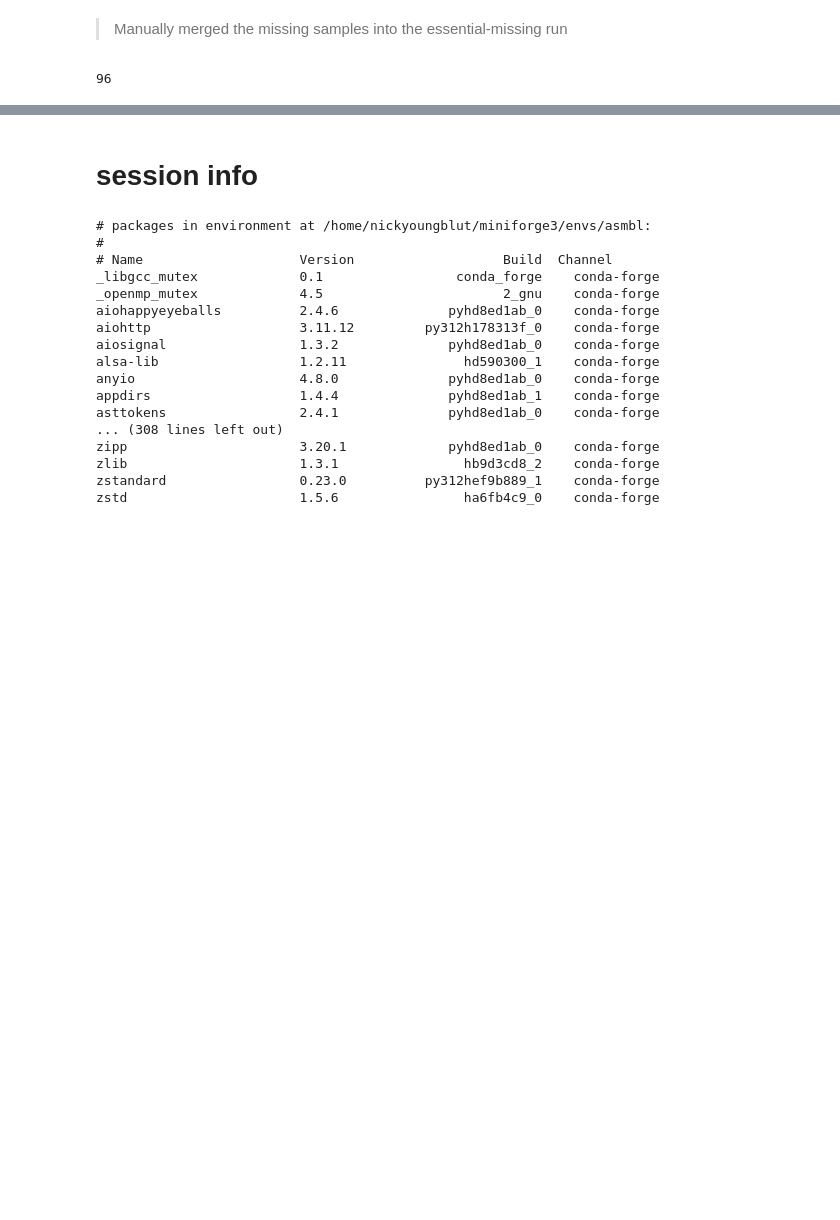
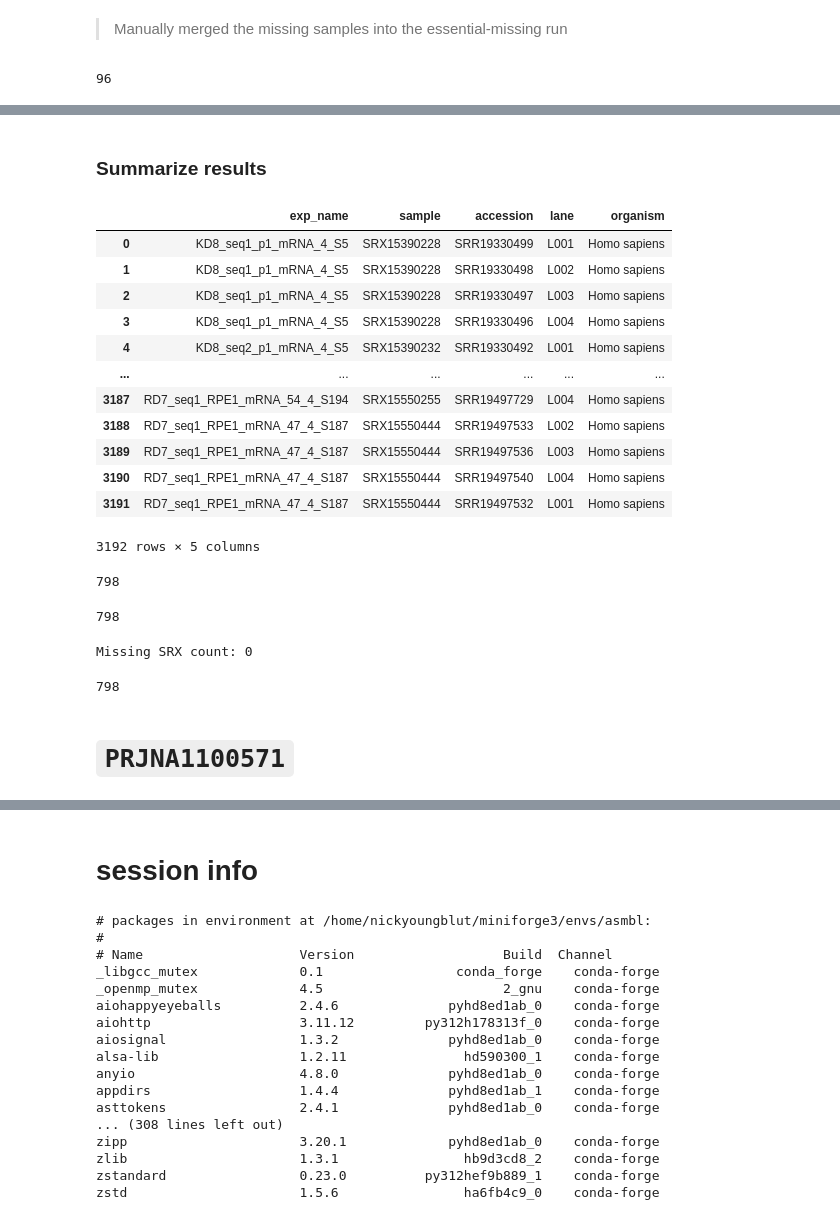
Before and after one commit to ArcInstitute/scBaseCount_analysis, a Jupyter notebook: notebooks/Replogle2022/SRA_reprocess.ipynb, the cells around one changed output, grey strips where cells are left out. Drawn from its saved outputs; the diff is of its cells as text; code cells hidden in the pictures; blank space fills up the shorter version.

```diff
--- a/notebooks/Replogle2022/SRA_reprocess.ipynb
+++ b/notebooks/Replogle2022/SRA_reprocess.ipynb
@@ -330,0 +321,2 @@ len(h5ad_files)
+# %% [markdown]
+### Summarize results
@@ -330,0 +325,45 @@ len(h5ad_files)
+# %%
+# filter to non-essential
+meta_ff = meta_f[~meta_f['exp_name'].str.contains('essential')].reset_index(drop=True)
+meta_ff
+# %% [output]
+|  | exp_name | sample | accession | lane | organism |
+| 0 | KD8_seq1_p1_mRNA_4_S5 | SRX15390228 | SRR19330499 | L001 | Homo sapiens |
+| 1 | KD8_seq1_p1_mRNA_4_S5 | SRX15390228 | SRR19330498 | L002 | Homo sapiens |
+| 2 | KD8_seq1_p1_mRNA_4_S5 | SRX15390228 | SRR19330497 | L003 | Homo sapiens |
+| 3 | KD8_seq1_p1_mRNA_4_S5 | SRX15390228 | SRR19330496 | L004 | Homo sapiens |
+| 4 | KD8_seq2_p1_mRNA_4_S5 | SRX15390232 | SRR19330492 | L001 | Homo sapiens |
+| ... | ... | ... | ... | ... | ... |
+| 3187 | RD7_seq1_RPE1_mRNA_54_4_S194 | SRX15550255 | SRR19497729 | L004 | Homo sapiens |
+| 3188 | RD7_seq1_RPE1_mRNA_47_4_S187 | SRX15550444 | SRR19497533 | L002 | Homo sapiens |
+| 3189 | RD7_seq1_RPE1_mRNA_47_4_S187 | SRX15550444 | SRR19497536 | L003 | Homo sapiens |
+| 3190 | RD7_seq1_RPE1_mRNA_47_4_S187 | SRX15550444 | SRR19497540 | L004 | Homo sapiens |
+| 3191 | RD7_seq1_RPE1_mRNA_47_4_S187 | SRX15550444 | SRR19497532 | L001 | Homo sapiens |
+3192 rows × 5 columns
+# %%
+# number of unique srx
+len(meta_ff['sample'].unique())
+# %% [output]
+798
+# %%
+# find all star output dirs
+star_out_dirs = glob(os.path.join(nextflow_out_dir, "SRX*"))
+len(star_out_dirs)
+# %% [output]
+798
+# %%
+# missing from essential
+srx = [os.path.basename(x) for x in star_out_dirs]
+meta_fff = meta_ff[~meta_ff['sample'].isin(srx)].reset_index(drop=True)
+# number of unique srx
+print(f"Missing SRX count: {len(meta_fff['sample'].unique())}")
+# %% [output]
+Missing SRX count: 0
+# %%
+# check for all h5ad files
+h5ad_files = glob(os.path.join(nextflow_out_dir, "*", "h5ad", "filtered", "Gene.h5ad"))
+len(h5ad_files)
+# %% [output]
+798
+# %% [markdown]
+# `PRJNA1100571`
```
Also changed, not shown: parts of 38 cells of this notebook.
